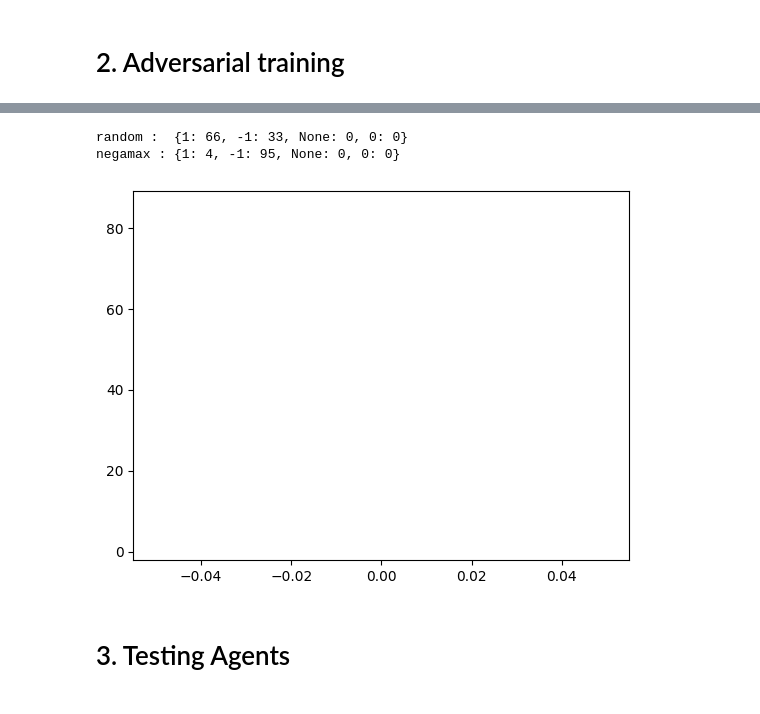
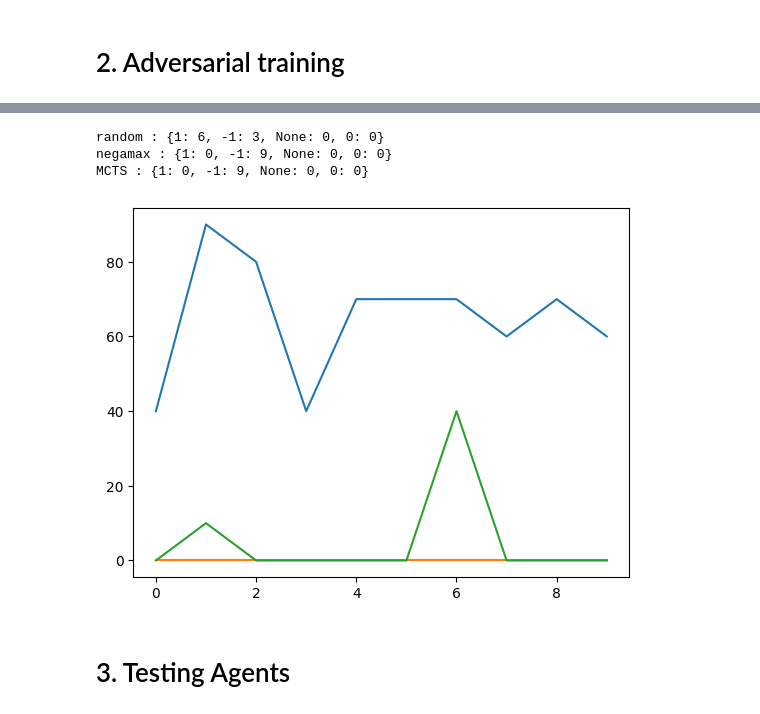
Before and after one commit to navaxel/connect4_rl, a Jupyter notebook: adversarial.ipynb, the cells around one changed output, grey strips where cells are left out. Drawn from its saved outputs; the diff is of its cells as text; code cells hidden in the pictures.

```diff
--- a/adversarial.ipynb
+++ b/adversarial.ipynb
@@ -57,3 +56,6 @@ RANDOM_EPOCHS = 100
 # %%
-#agent1 = train_agent(env,agent1,"random",n_player=1,epochs=RANDOM_EPOCHS,display_info=True, save=False)
-#agent2 = train_agent(env,agent2,"random",n_player=2,epochs=RANDOM_EPOCHS,display_info=True, save=False)
+agent1 = train_agent(env,agent1,env.agents["random"],n_player=1,epochs=RANDOM_EPOCHS,display_info=True, save=False)
+# %%
+current_history_random = new_testing(env,agent1,env.agents["random"],n_player=1,nb_games=NB_GAMES_TEST)
+current_history_MCTS = new_testing(env,agent1,agent_mcts,n_player=1,nb_games=NB_GAMES_TEST)
+current_history_negamax = new_testing(env,agent1,env.agents["negamax"],n_player =1, nb_games=NB_GAMES_TEST)
@@ -60,11 +88,11 @@ RANDOM_EPOCHS = 100
 # %% [markdown]
 # 2. Adversarial training
 # %%
-ADVERSARIAL_EPOCHS = 10000
+ADVERSARIAL_EPOCHS = 100
 NB_SWITCH = 10
 
 FOLLOW_TRAINING = True
-NB_GAMES_TEST = 100
+NB_GAMES_TEST = 10
 
 history_random = []
 history_MCTS = []
@@ -73,3 +101,11 @@ history_negamax = []
 for i in range(NB_SWITCH):
     agent1 = train_adversial_agent(env,agent1, agent2,n_player=1,epochs=ADVERSARIAL_EPOCHS,display_info=True)
     agent2 = train_adversial_agent(env,agent2, agent1 ,n_player=2,epochs=ADVERSARIAL_EPOCHS,display_info=True)
+    if FOLLOW_TRAINING:
+        current_history_random = new_testing(env,agent1,env.agents["random"],n_player=1,nb_games=NB_GAMES_TEST)
+        current_history_MCTS = new_testing(env,agent1,agent_mcts,n_player=1,nb_games=NB_GAMES_TEST)
+        current_history_negamax = new_testing(env,agent1,env.agents["negamax"],n_player =1, nb_games=NB_GAMES_TEST)
+
+        history_random.append(current_history_random[1]/NB_GAMES_TEST*100)
+        history_MCTS.append(current_history_MCTS[1]/NB_GAMES_TEST*100)
+        history_negamax.append(current_history_negamax[1]/NB_GAMES_TEST*100)
@@ -85,17 +133,20 @@ if FOLLOW_TRAINING:
 # %%
-print('random : ',current_history_random)
-print('negamax :',current_history_negamax)
+if FOLLOW_TRAINING:
+    print('random :', current_history_random)
+    print('negamax :',current_history_negamax)
+    print('MCTS :', current_history_MCTS)
 # %% [output]
-random :  {1: 66, -1: 33, None: 0, 0: 0}
-negamax : {1: 4, -1: 95, None: 0, 0: 0}
+random : {1: 6, -1: 3, None: 0, 0: 0}
+negamax : {1: 0, -1: 9, None: 0, 0: 0}
+MCTS : {1: 0, -1: 9, None: 0, 0: 0}
 # %%
 if FOLLOW_TRAINING:
     plt.plot(history_random)
-    #plt.plot(history_MCTS)
+    plt.plot(history_MCTS)
     plt.plot(history_negamax)
 plt.show()
 # %% [output]
-[figure, old version]
+[figure, new version]
 # %% [markdown]
 # 3. Testing Agents
 # %%
```
Also changed, not shown: parts of 13 cells of this notebook.
